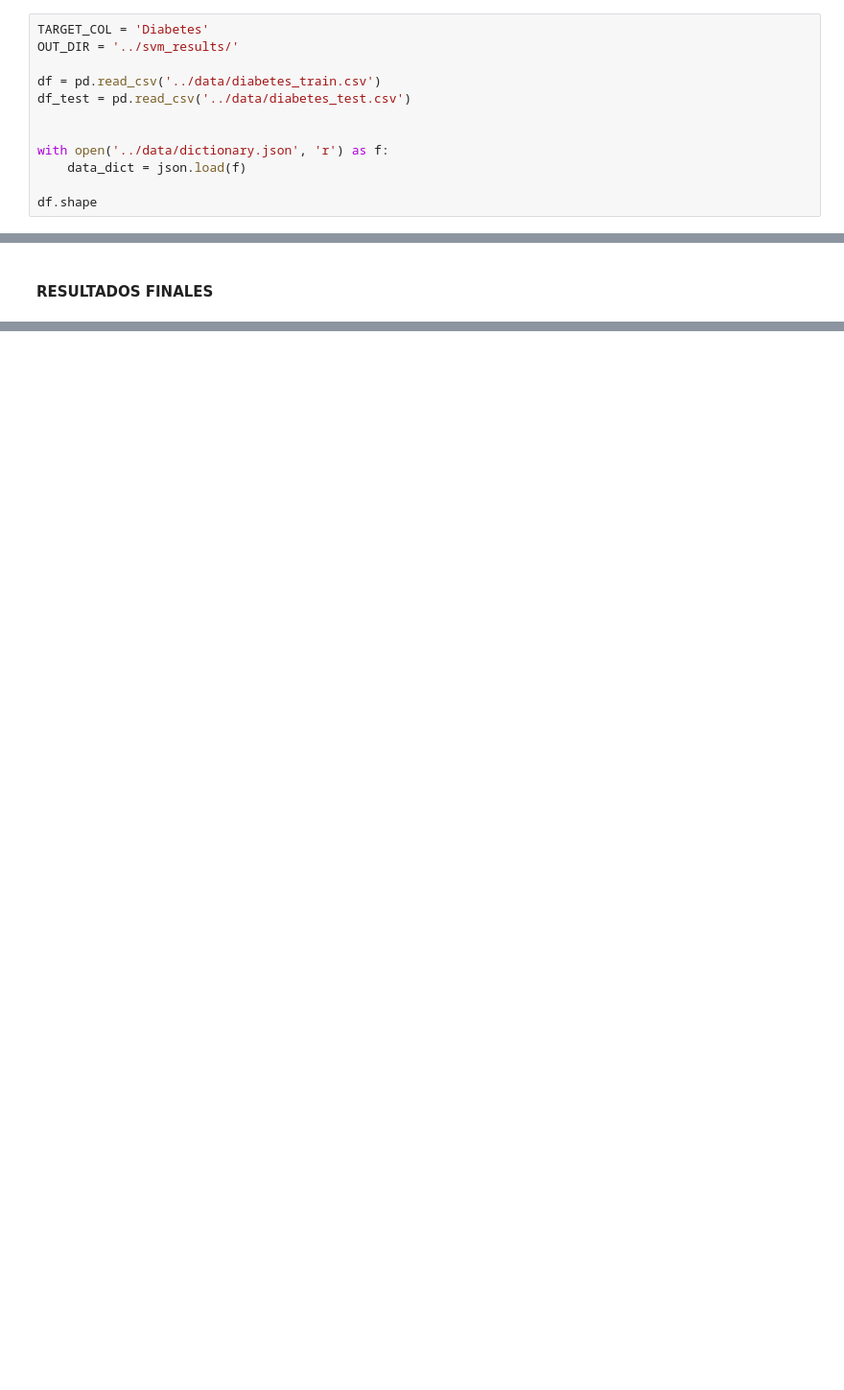
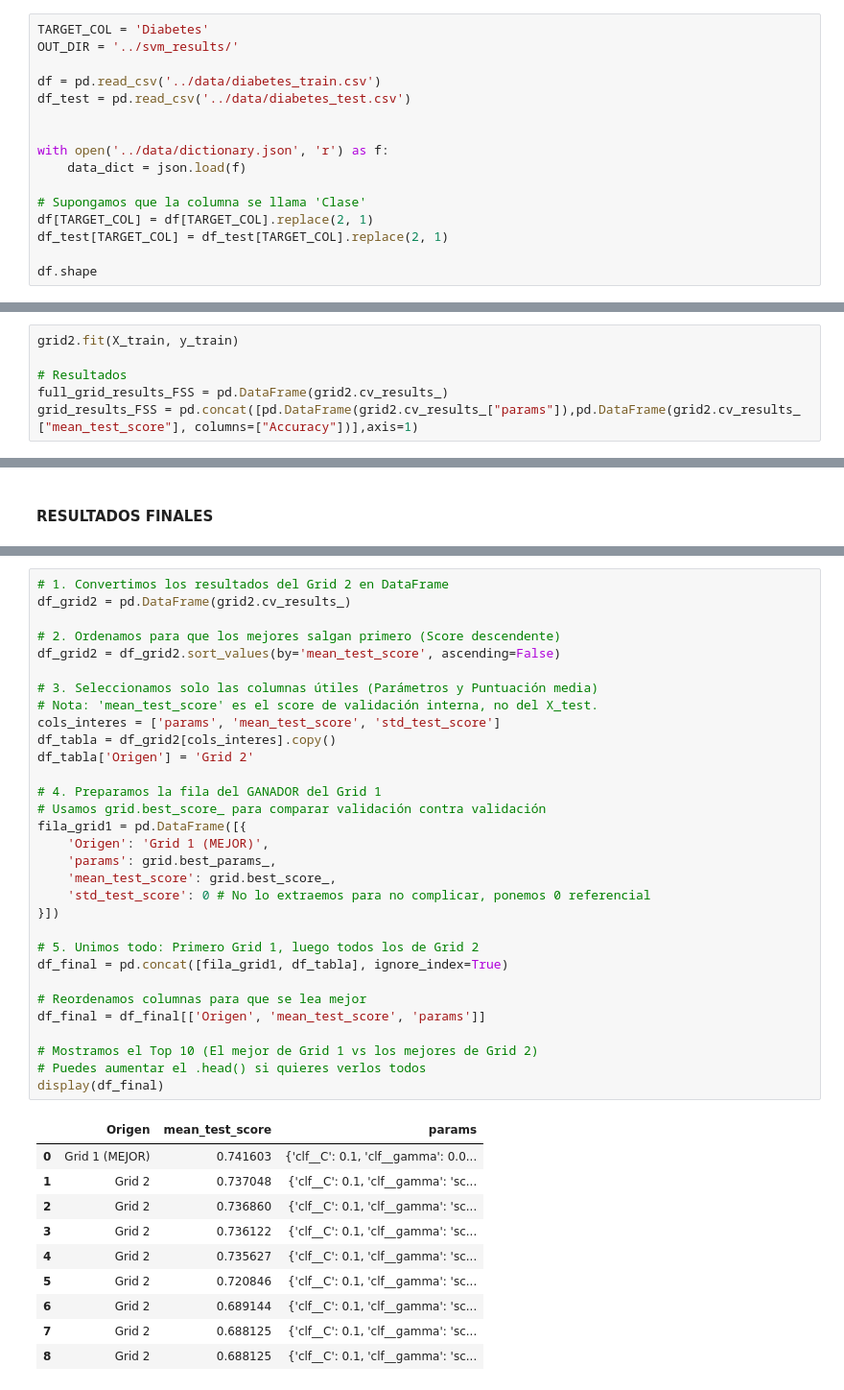
Before and after one commit to Juliahquintas/Master_Ass2_DataProcesses, a Jupyter notebook: code/svm.ipynb, the cells around one changed output, grey strips where cells are left out. Shown: that part at 96% size. Cells and saved outputs as stored; diff of their text form; blank space fills up the shorter version.

```diff
--- a/code/svm.ipynb
+++ b/code/svm.ipynb
@@ -32,6 +31,10 @@ df_test = pd.read_csv('../data/diabetes_test.csv')
 with open('../data/dictionary.json', 'r') as f:
     data_dict = json.load(f)
 
+# Supongamos que la columna se llama 'Clase'
+df[TARGET_COL] = df[TARGET_COL].replace(2, 1)
+df_test[TARGET_COL] = df_test[TARGET_COL].replace(2, 1)
+
 df.shape
 # %% [output]
 (12500, 22)
@@ -173,0 +191,7 @@ fig.show()
+# %%
+grid2.fit(X_train, y_train)
+
+# Resultados
+full_grid_results_FSS = pd.DataFrame(grid2.cv_results_)
+grid_results_FSS = pd.concat([pd.DataFrame(grid2.cv_results_["params"]),pd.DataFrame(grid2.cv_results_
+["mean_test_score"], columns=["Accuracy"])],axis=1)
@@ -233,3 +235,45 @@ def plot_pr_curve(y_test, y_probs, ax=None):
+# %%
+# 1. Convertimos los resultados del Grid 2 en DataFrame
+df_grid2 = pd.DataFrame(grid2.cv_results_)
+
+# 2. Ordenamos para que los mejores salgan primero (Score descendente)
+df_grid2 = df_grid2.sort_values(by='mean_test_score', ascending=False)
+
+# 3. Seleccionamos solo las columnas útiles (Parámetros y Puntuación media)
+# Nota: 'mean_test_score' es el score de validación interna, no del X_test.
+cols_interes = ['params', 'mean_test_score', 'std_test_score']
+df_tabla = df_grid2[cols_interes].copy()
+df_tabla['Origen'] = 'Grid 2'
+
+# 4. Preparamos la fila del GANADOR del Grid 1
+# Usamos grid.best_score_ para comparar validación contra validación
+fila_grid1 = pd.DataFrame([{
+    'Origen': 'Grid 1 (MEJOR)',
+    'params': grid.best_params_,
+    'mean_test_score': grid.best_score_,
+    'std_test_score': 0 # No lo extraemos para no complicar, ponemos 0 referencial
+}])
+
+# 5. Unimos todo: Primero Grid 1, luego todos los de Grid 2
+df_final = pd.concat([fila_grid1, df_tabla], ignore_index=True)
+
+# Reordenamos columnas para que se lea mejor
+df_final = df_final[['Origen', 'mean_test_score', 'params']]
+
+# Mostramos el Top 10 (El mejor de Grid 1 vs los mejores de Grid 2)
+# Puedes aumentar el .head() si quieres verlos todos
+display(df_final)
+# %% [output]
+|  | Origen | mean_test_score | params |
+| 0 | Grid 1 (MEJOR) | 0.741603 | {'clf__C': 0.1, 'clf__gamma': 0.0... |
+| 1 | Grid 2 | 0.737048 | {'clf__C': 0.1, 'clf__gamma': 'sc... |
+| 2 | Grid 2 | 0.736860 | {'clf__C': 0.1, 'clf__gamma': 'sc... |
+| 3 | Grid 2 | 0.736122 | {'clf__C': 0.1, 'clf__gamma': 'sc... |
+| 4 | Grid 2 | 0.735627 | {'clf__C': 0.1, 'clf__gamma': 'sc... |
+| 5 | Grid 2 | 0.720846 | {'clf__C': 0.1, 'clf__gamma': 'sc... |
+| 6 | Grid 2 | 0.689144 | {'clf__C': 0.1, 'clf__gamma': 'sc... |
+| 7 | Grid 2 | 0.688125 | {'clf__C': 0.1, 'clf__gamma': 'sc... |
+| 8 | Grid 2 | 0.688125 | {'clf__C': 0.1, 'clf__gamma': 'sc... |
 # %%
 print("\n" + "=" * 70)
 print("MÉTRICAS EN CONJUNTO DE PRUEBA (TEST SET)")
```
Also changed, not shown: parts of 22 cells of this notebook, 1 other file.
